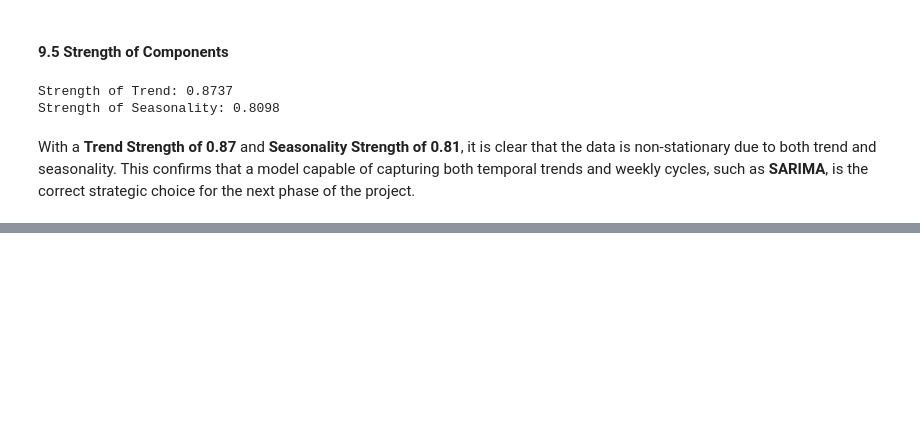
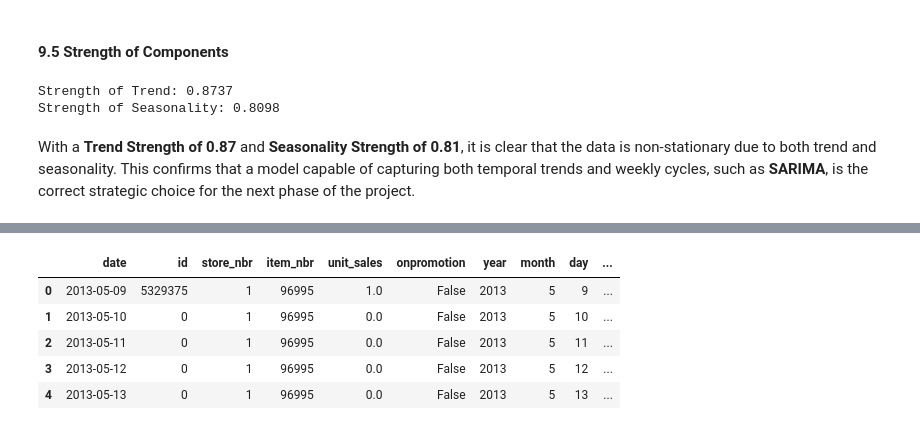
Before and after one commit to krauseannelize/project-ml-favorita-sales-forecasting, a Jupyter notebook: notebooks/02-exploratory-data-analysis.ipynb, the cells around one changed output, grey strips where cells are left out. Saved outputs shown, nothing was run; the diff lists cells and outputs as text; code cells hidden in the pictures; blank space fills up the shorter version.

```diff
--- a/notebooks/02-exploratory-data-analysis.ipynb
+++ b/notebooks/02-exploratory-data-analysis.ipynb
@@ -784,0 +820,35 @@ With a **Trend Strength of 0.87** and **Seasonality Strength of 0.81**, it is cl
+# %%
+# Clean the holiday list based on the metadata rules
+# - exclude 'Work Day' (business as usual)
+# - exclude rows where transferred is True (observation moved)
+df_holidays_cleaned = df_holidays[
+    (df_holidays['type'] != 'Work Day') &
+    (~df_holidays['transferred'])
+].copy()
+
+# Prevents trow-doubling effect
+df_holidays_unique = df_holidays_cleaned.drop_duplicates(subset=['date'])
+
+# Merge only 'celebrated' dates
+df_train = pd.merge(
+    df_train,
+    df_holidays_unique[['date', 'type']],
+    on='date',
+    how='left'
+)
+
+# Create the binary flag
+df_train['is_holiday'] = df_train['type'].notnull().astype(int)
+
+# Clean up
+df_train.drop(columns=['type'], inplace=True)
+
+# Confirm the new holiday flag column
+df_train.head()
+# %% [output]
+|  | date | id | store_nbr | item_nbr | unit_sales | onpromotion | year | month | day | ... |
+| 0 | 2013-05-09 | 5329375 | 1 | 96995 | 1.0 | False | 2013 | 5 | 9 | ... |
+| 1 | 2013-05-10 | 0 | 1 | 96995 | 0.0 | False | 2013 | 5 | 10 | ... |
+| 2 | 2013-05-11 | 0 | 1 | 96995 | 0.0 | False | 2013 | 5 | 11 | ... |
+| 3 | 2013-05-12 | 0 | 1 | 96995 | 0.0 | False | 2013 | 5 | 12 | ... |
+| 4 | 2013-05-13 | 0 | 1 | 96995 | 0.0 | False | 2013 | 5 | 13 | ... |
```
Also changed, not shown: parts of 13 cells of this notebook.
